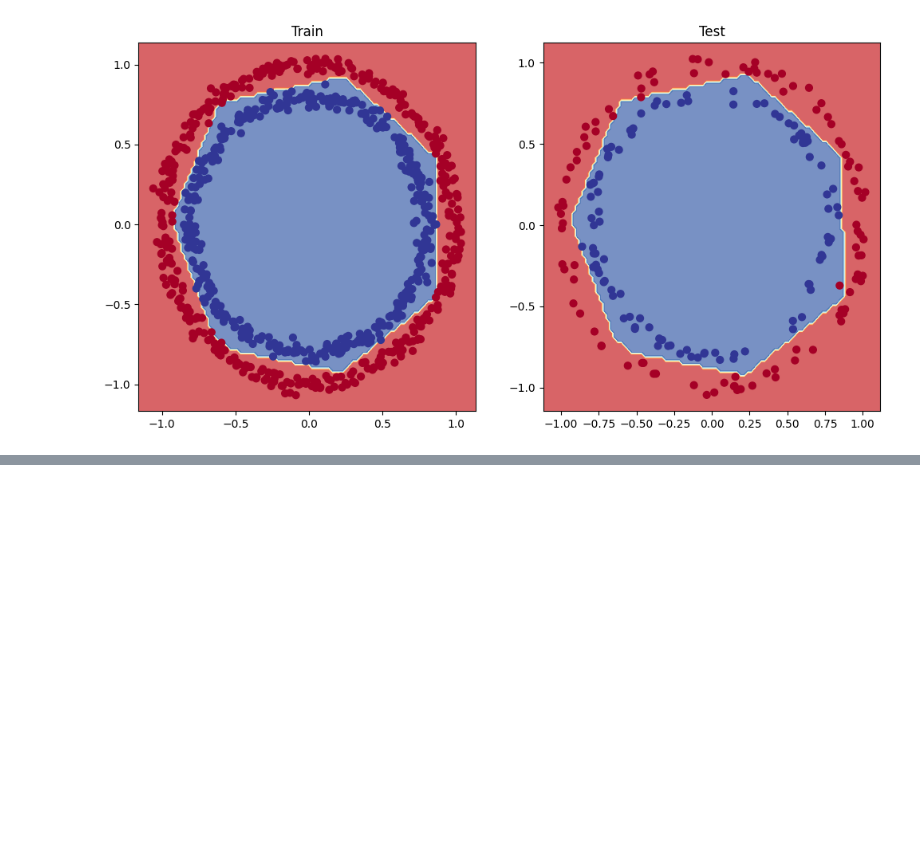
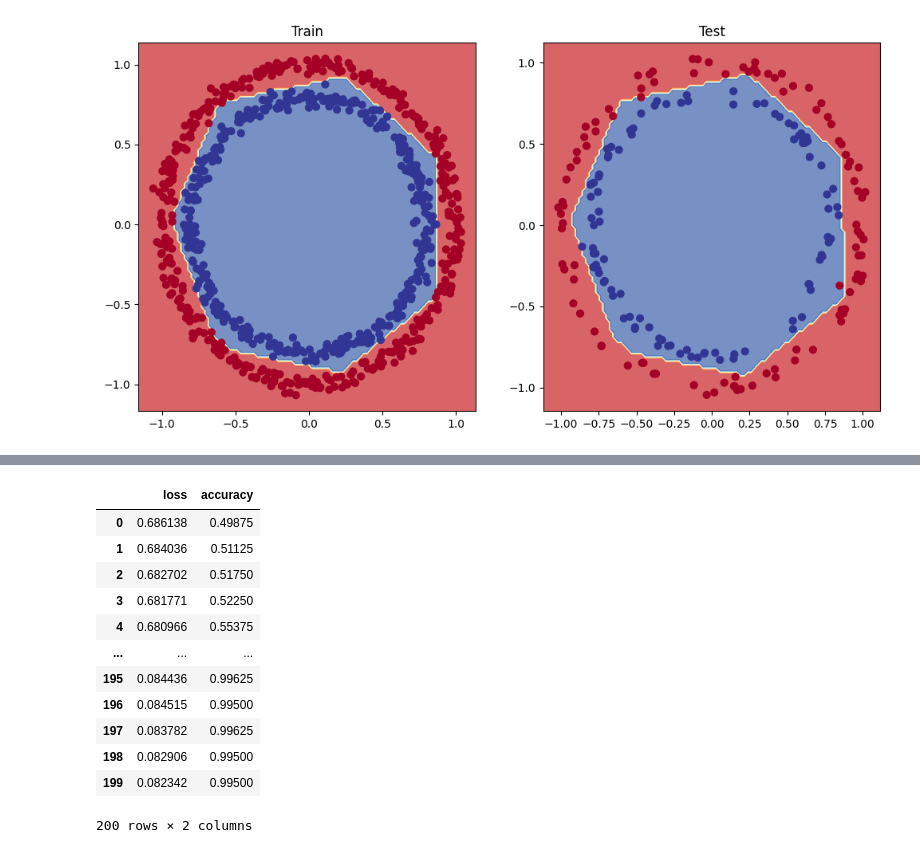
Before and after one commit to iamchenchu/Deep-Learnig-with-TensorFlow, a Jupyter notebook: 02_neural_network_classification_with_tensorflow.ipynb, the cells around one changed output, grey strips where cells are left out. Drawn from its saved outputs; the diff is of its cells as text; code cells hidden in the pictures; blank space fills up the shorter version.

```diff
--- a/02_neural_network_classification_with_tensorflow.ipynb
+++ b/02_neural_network_classification_with_tensorflow.ipynb
@@ -734,0 +757,17 @@ doing binary classifcation...
+# %%
+#Make it a DataFrame
+pd.DataFrame(history.history)
+# %% [output]
+|  | loss | accuracy |
+| 0 | 0.686138 | 0.49875 |
+| 1 | 0.684036 | 0.51125 |
+| 2 | 0.682702 | 0.51750 |
+| 3 | 0.681771 | 0.52250 |
+| 4 | 0.680966 | 0.55375 |
+| ... | ... | ... |
+| 195 | 0.084436 | 0.99625 |
+| 196 | 0.084515 | 0.99500 |
+| 197 | 0.083782 | 0.99625 |
+| 198 | 0.082906 | 0.99500 |
+| 199 | 0.082342 | 0.99500 |
+200 rows × 2 columns
```
Also changed, not shown: parts of 2 cells of this notebook.
